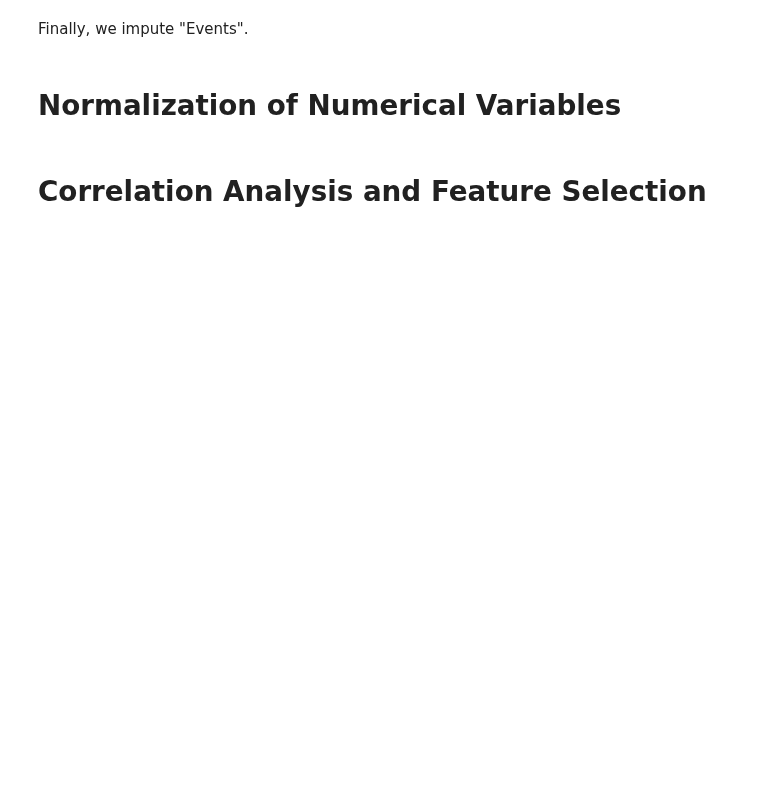
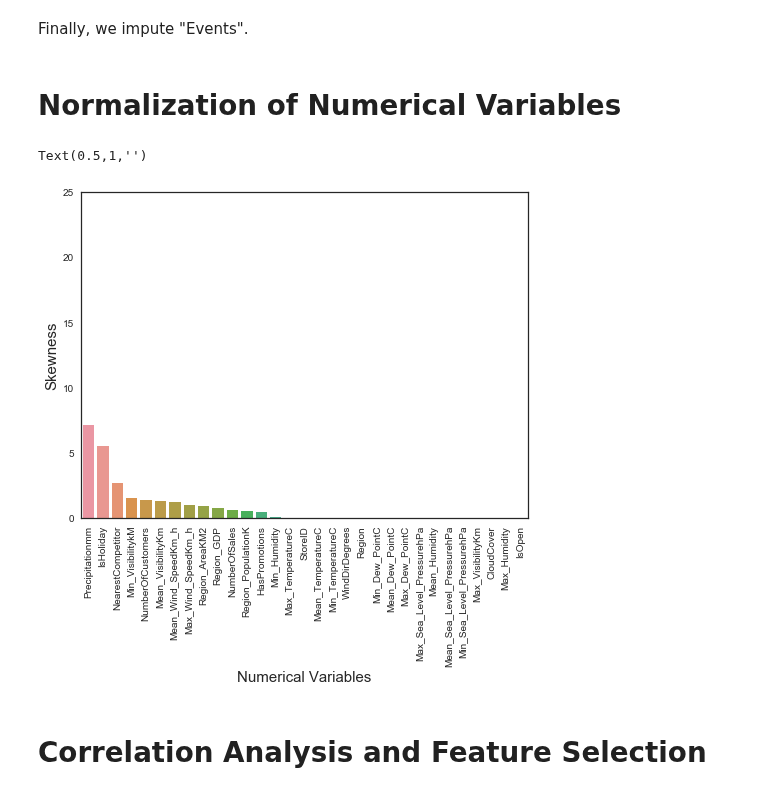
Before and after one commit to Trik17/DMTM_2018, a Jupyter notebook: Polimi Competition/BellaCopia.ipynb, the cells around one changed output. Cells and saved outputs as stored; diff of their text form; code cells hidden in the pictures; blank space fills up the shorter version.

```diff
--- a/Polimi Competition/BellaCopia.ipynb
+++ b/Polimi Competition/BellaCopia.ipynb
@@ -197,0 +184,24 @@ sales_normalized = pd.DataFrame(data = df_normalized_values, columns=normalizati
+# %%
+from scipy.stats import skew
+
+# take the numerical features
+numeric_feats = sales.dtypes[sales.dtypes != "object"].index
+
+# compute the skewness but only for non missing variables (we already imputed them but just in case ...)
+skewed_feats = sales[numeric_feats].apply(lambda x: skew(x.dropna()))
+
+skewness = pd.DataFrame({"Variable":skewed_feats.index, "Skewness":skewed_feats.data})
+# select the variables with a skewness above a certain threshold
+# %%
+skewness = skewness.sort_values('Skewness', ascending=[0])
+
+f, ax = plt.subplots(figsize=(8,6))
+plt.xticks(rotation='90')
+sns.barplot(x=skewness['Variable'], y=skewness['Skewness'])
+plt.ylim(0,25)
+plt.xlabel('Numerical Variables', fontsize=15)
+plt.ylabel('Skewness', fontsize=15)
+plt.title('', fontsize=15)
+# %% [output]
+Text(0.5,1,'')
+[figure, added]
```
Also changed, not shown: parts of 10 cells of this notebook, 2 other files.
